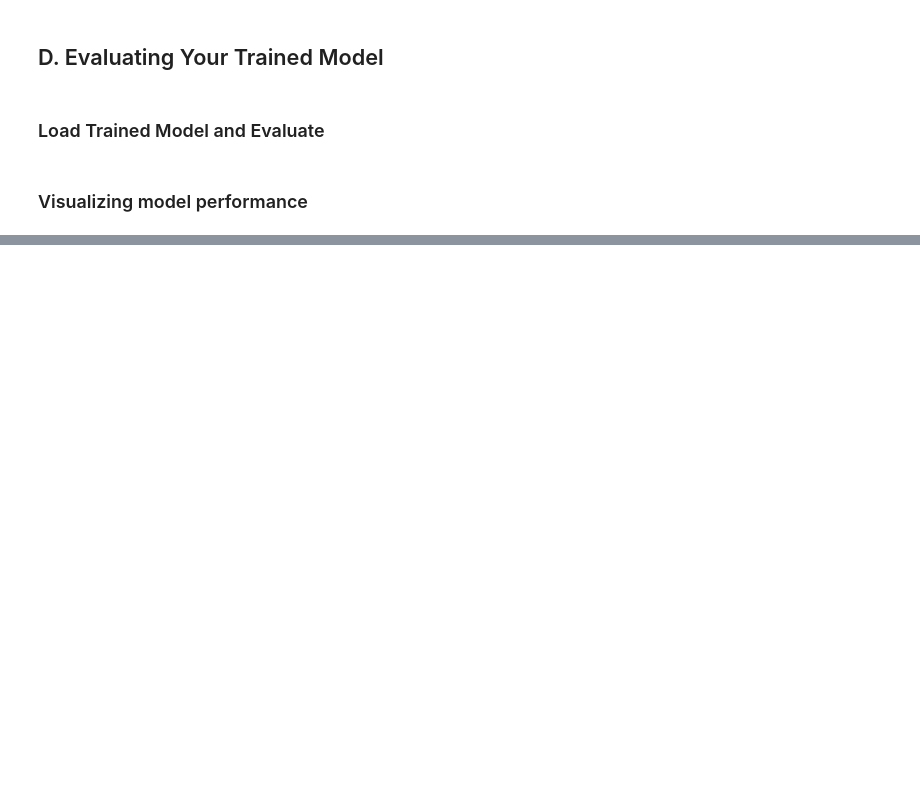
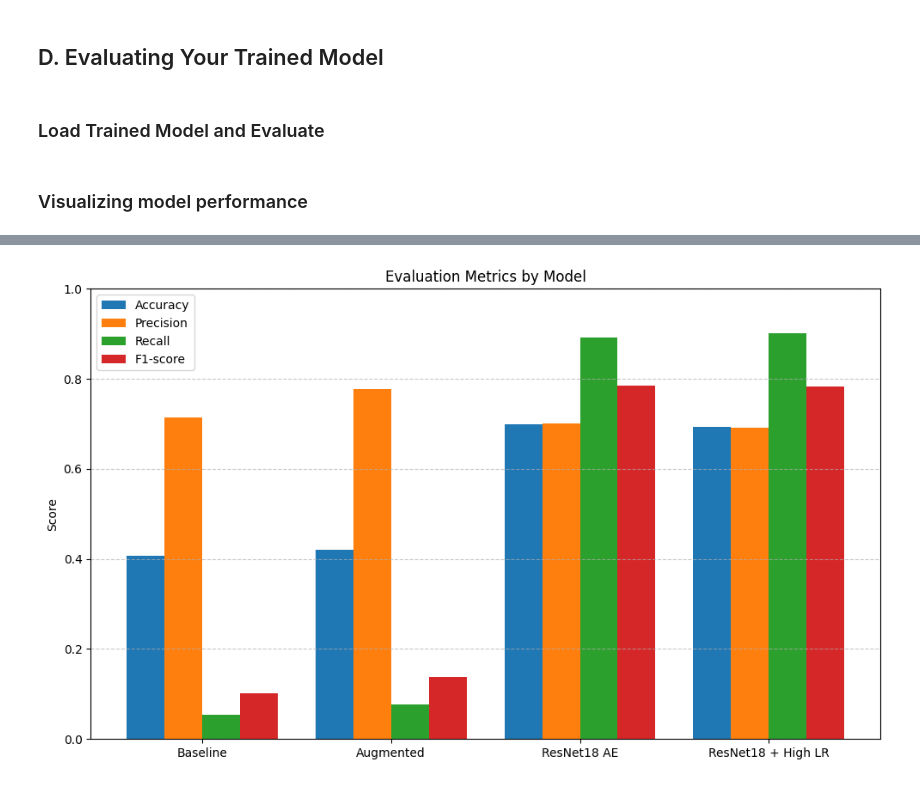
Before and after one commit to mardy722/NTHU_2025_DLIA_HW, a Jupyter notebook: lab3.ipynb, the cells around one changed output, grey strips where cells are left out. Cells and saved outputs as stored; diff of their text form; code cells hidden in the pictures; blank space fills up the shorter version.

```diff
--- a/lab3.ipynb
+++ b/lab3.ipynb
@@ -503,0 +525,61 @@ ResNet18 + High LR Accuracy (threshold=0.0099): 68.67%
+# %%
+# ✅ Visualization: Bar chart for accuracy, precision, recall, F1-score of all models
+import matplotlib.pyplot as plt
+import numpy as np
+
+# Save scores for plotting
+model_names = ["Baseline", "Augmented", "ResNet18 AE", "ResNet18 + High LR"]
+accuracies = []
+precisions = []
+recalls = []
+f1s = []
+
+def store_metrics(model, threshold):
+    model.eval()
+    scores = []
+    with torch.no_grad():
+        for batch in test_loader:
+            imgs = batch[0].to(device)
+            outputs = model(imgs)
+            loss = F.mse_loss(outputs, imgs, reduction='none')
+            loss_per_image = loss.view(loss.size(0), -1).mean(dim=1)
+            scores.extend(loss_per_image.cpu().numpy())
+
+    y_pred = [1 if s > threshold else 0 for s in scores]
+    y_true = [0 if '/good/' in path else 1 for path in test_paths]
+
+    acc = accuracy_score(y_true, y_pred)
+    prec = precision_score(y_true, y_pred, zero_division=0)
+    rec = recall_score(y_true, y_pred, zero_division=0)
+    f1 = f1_score(y_true, y_pred, zero_division=0)
+
+    return acc, prec, rec, f1
+
+# Use same threshold across all models
+for model in [model_attempt1, model_attempt2, model_attempt3, model_attempt4]:
+    acc, prec, rec, f1 = store_metrics(model, threshold)
+    accuracies.append(acc)
+    precisions.append(prec)
+    recalls.append(rec)
+    f1s.append(f1)
+
+# Plot
+x = np.arange(len(model_names))
+width = 0.2
+
+plt.figure(figsize=(10, 6))
+plt.bar(x - 1.5*width, accuracies, width, label='Accuracy')
+plt.bar(x - 0.5*width, precisions, width, label='Precision')
+plt.bar(x + 0.5*width, recalls, width, label='Recall')
+plt.bar(x + 1.5*width, f1s, width, label='F1-score')
+
+plt.xticks(x, model_names)
+plt.ylim(0, 1)
+plt.ylabel("Score")
+plt.title("Evaluation Metrics by Model")
+plt.legend()
+plt.grid(True, axis='y', linestyle='--', alpha=0.7)
+plt.tight_layout()
+plt.show()
+# %% [output]
+[figure, added]
```
Also changed, not shown: parts of 6 cells of this notebook.
